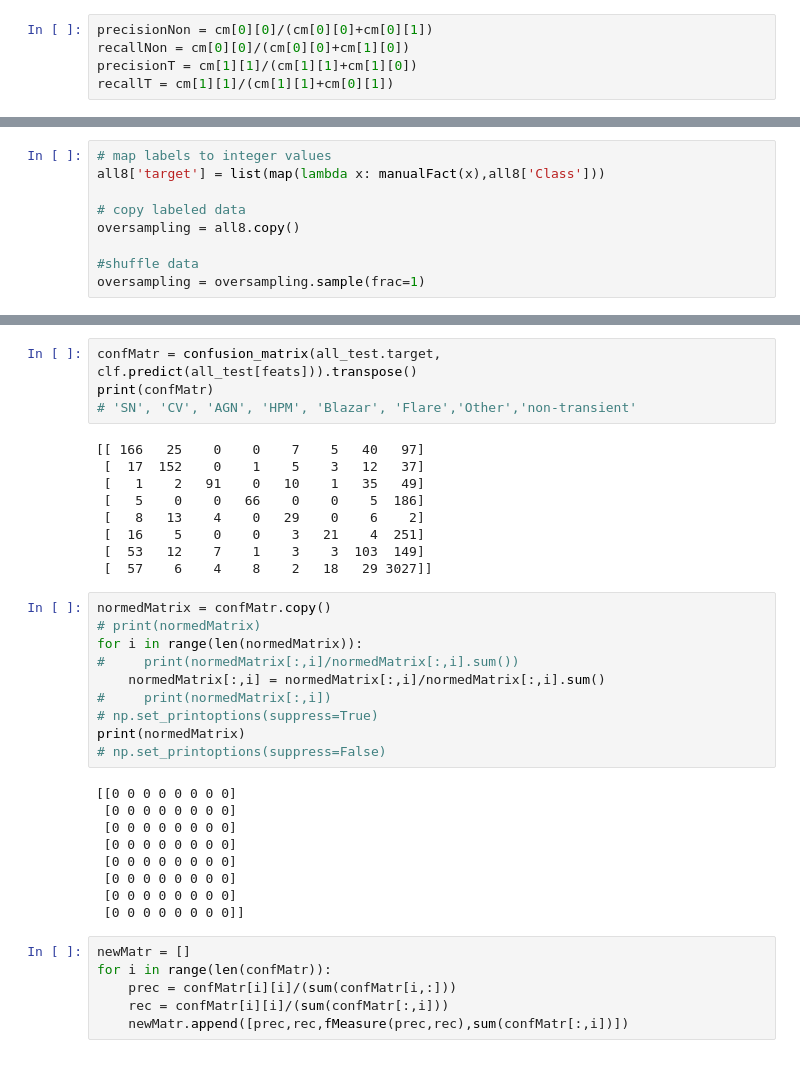
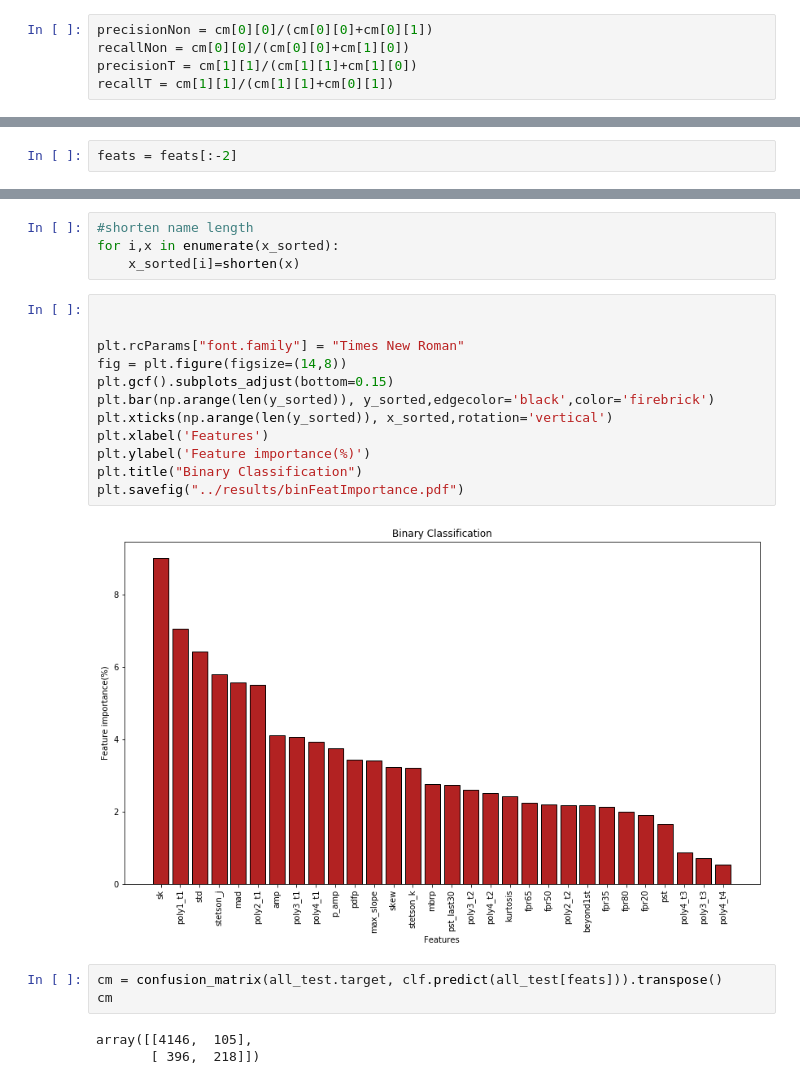
Before and after one commit to mneira10/CRTS-transient-recognition-revised, a Jupyter notebook: notebooks/2 Classification.ipynb, the cells around one changed output, grey strips where cells are left out. Saved outputs shown, nothing was run; the diff lists cells and outputs as text.

Commit message:
classification with skewGaussianChi2

```diff
--- a/notebooks/2 Classification.ipynb
+++ b/notebooks/2 Classification.ipynb
@@ -326,9 +303,0 @@ def manualFact(lab):
-# %%
-# map labels to integer values
-all8['target'] = list(map(lambda x: manualFact(x),all8['Class']))
-
-# copy labeled data
-oversampling = all8.copy()
-
-#shuffle data
-oversampling = oversampling.sample(frac=1)
@@ -334,0 +306,2 @@ oversampling = oversampling.sample(frac=1)
+# %%
+feats = feats[:-2]
@@ -400,38 +454,24 @@ F-score:   0.7884
+# %%
+#shorten name length
+for i,x in enumerate(x_sorted):
+    x_sorted[i]=shorten(x)
+# %%
+
+
+plt.rcParams["font.family"] = "Times New Roman"
+fig = plt.figure(figsize=(14,8))
+plt.gcf().subplots_adjust(bottom=0.15)
+plt.bar(np.arange(len(y_sorted)), y_sorted,edgecolor='black',color='firebrick')
+plt.xticks(np.arange(len(y_sorted)), x_sorted,rotation='vertical')
+plt.xlabel('Features')
+plt.ylabel('Feature importance(%)')
+plt.title("Binary Classification")
+plt.savefig("../results/binFeatImportance.pdf")
+# %% [output]
+[figure, added]
 # %%
-confMatr = confusion_matrix(all_test.target, clf.predict(all_test[feats])).transpose()
-print(confMatr)
-# 'SN', 'CV', 'AGN', 'HPM', 'Blazar', 'Flare','Other','non-transient'
+cm = confusion_matrix(all_test.target, clf.predict(all_test[feats])).transpose()
+cm
 # %% [output]
-[[ 166   25    0    0    7    5   40   97]
- [  17  152    0    1    5    3   12   37]
- [   1    2   91    0   10    1   35   49]
- [   5    0    0   66    0    0    5  186]
- [   8   13    4    0   29    0    6    2]
- [  16    5    0    0    3   21    4  251]
- [  53   12    7    1    3    3  103  149]
- [  57    6    4    8    2   18   29 3027]]
+array([[4146,  105],
+       [ 396,  218]])
-# %%
-normedMatrix = confMatr.copy()
-# print(normedMatrix)
-for i in range(len(normedMatrix)):
-#     print(normedMatrix[:,i]/normedMatrix[:,i].sum())
-    normedMatrix[:,i] = normedMatrix[:,i]/normedMatrix[:,i].sum()
-#     print(normedMatrix[:,i])
-# np.set_printoptions(suppress=True)
-print(normedMatrix)
-# np.set_printoptions(suppress=False)
-# %% [output]
-[[0 0 0 0 0 0 0 0]
- [0 0 0 0 0 0 0 0]
- [0 0 0 0 0 0 0 0]
- [0 0 0 0 0 0 0 0]
- [0 0 0 0 0 0 0 0]
- [0 0 0 0 0 0 0 0]
- [0 0 0 0 0 0 0 0]
- [0 0 0 0 0 0 0 0]]
-# %%
-newMatr = []
-for i in range(len(confMatr)):
-    prec = confMatr[i][i]/(sum(confMatr[i,:]))
-    rec = confMatr[i][i]/(sum(confMatr[:,i]))
-    newMatr.append([prec,rec,fMeasure(prec,rec),sum(confMatr[:,i])])
```
Also changed, not shown: parts of 27 cells of this notebook, 1 other file.
